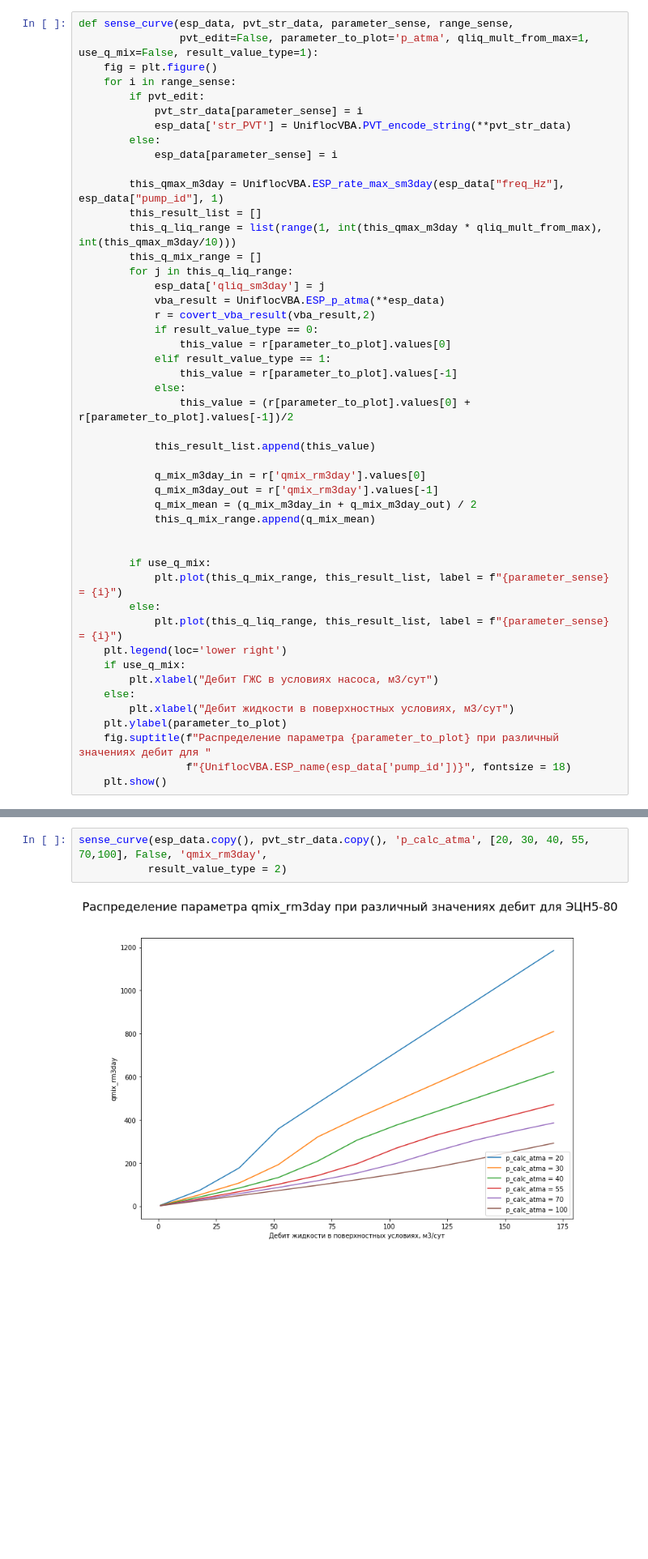
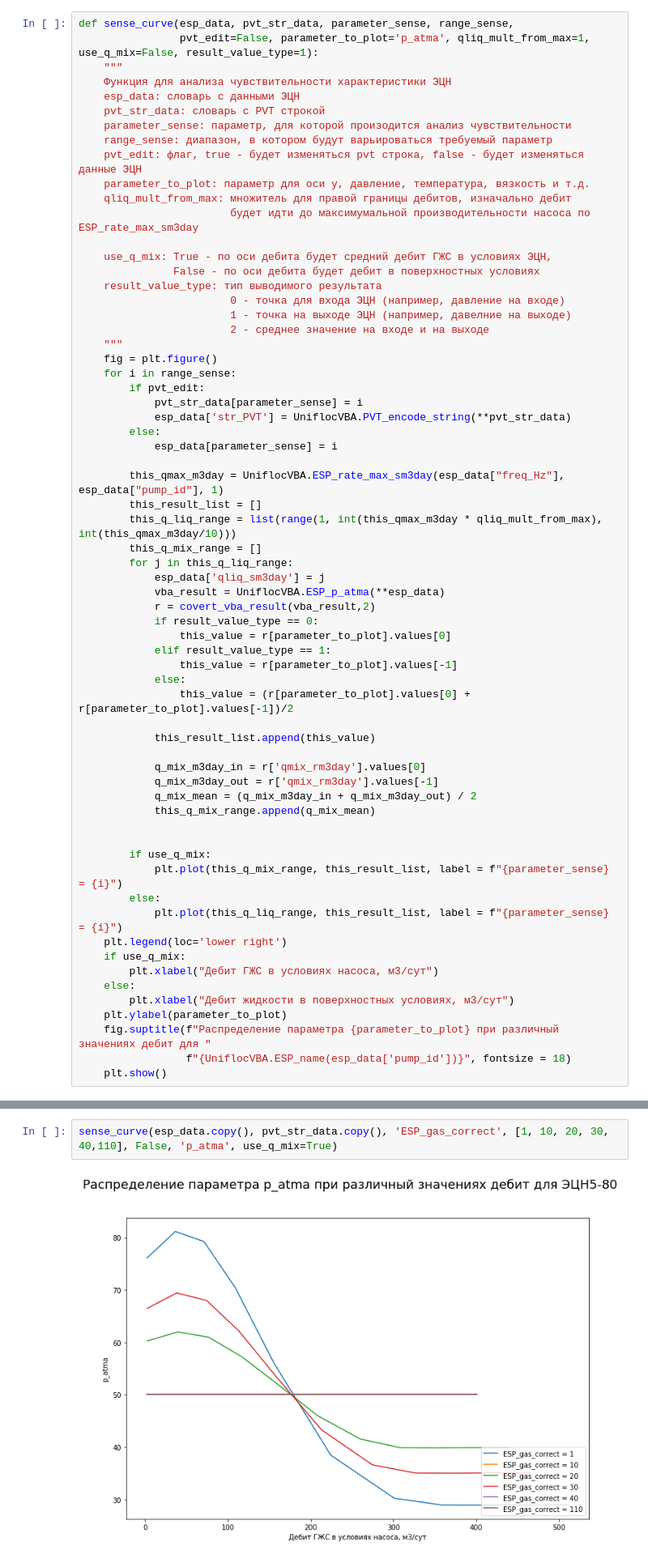
Before and after one commit to unifloc/unifloc_vba, a Jupyter notebook: examples_python/ex074.ESP_inside.ipynb, the cells around one changed output, grey strips where cells are left out. Shown at 81% size. Cells and saved outputs as stored; diff of their text form; blank space fills up the shorter version.

```diff
--- a/examples_python/ex074.ESP_inside.ipynb
+++ b/examples_python/ex074.ESP_inside.ipynb
@@ -189,6 +188,24 @@ plt.show()
 # %%
 def sense_curve(esp_data, pvt_str_data, parameter_sense, range_sense,
                 pvt_edit=False, parameter_to_plot='p_atma', qliq_mult_from_max=1, use_q_mix=False, result_value_type=1):
+    """
+    Функция для анализа чувствительности характеристики ЭЦН
+    esp_data: словарь с данными ЭЦН
+    pvt_str_data: словарь с PVT строкой
+    parameter_sense: параметр, для которой произодится анализ чувствительности
+    range_sense: диапазон, в котором будут варьироваться требуемый параметр
+    pvt_edit: флаг, true - будет изменяться pvt строка, false - будет изменяться данные ЭЦН
+    parameter_to_plot: параметр для оси y, давление, температура, вязкость и т.д.
+    qliq_mult_from_max: множитель для правой границы дебитов, изначально дебит
+                        будет идти до максимумальной производительности насоса по ESP_rate_max_sm3day
+
+    use_q_mix: True - по оси дебита будет средний дебит ГЖС в условиях ЭЦН,
+               False - по оси дебита будет дебит в поверхностных условиях
+    result_value_type: тип выводимого результата
+                        0 - точка для входа ЭЦН (например, давление на входе)
+                        1 - точка на выходе ЭЦН (например, давелние на выходе)
+                        2 - среднее значение на входе и на выходе
+    """
     fig = plt.figure()
     for i in range_sense:
         if pvt_edit:
@@ -290,5 +358,4 @@ sense_curve(esp_data.copy(), pvt_str_data.copy(), 'p_calc_atma', [20, 30, 40, 55
 # %%
-sense_curve(esp_data.copy(), pvt_str_data.copy(), 'p_calc_atma', [20, 30, 40, 55, 70,100], False, 'qmix_rm3day',
-           result_value_type = 2)
+sense_curve(esp_data.copy(), pvt_str_data.copy(), 'ESP_gas_correct', [1, 10, 20, 30, 40,110], False, 'p_atma', use_q_mix=True)
 # %% [output]
-[figure, old version]
+[figure, new version]
```
Also changed, not shown: parts of 33 cells of this notebook.
